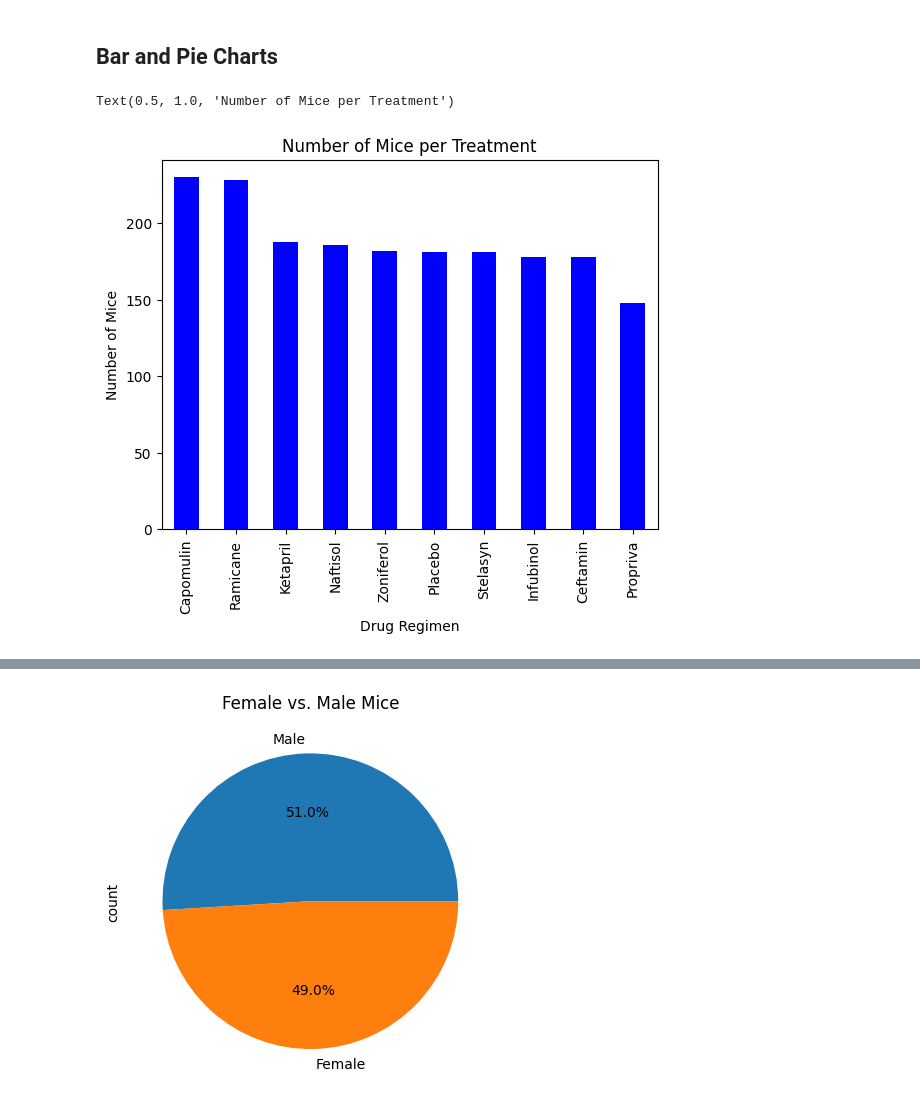
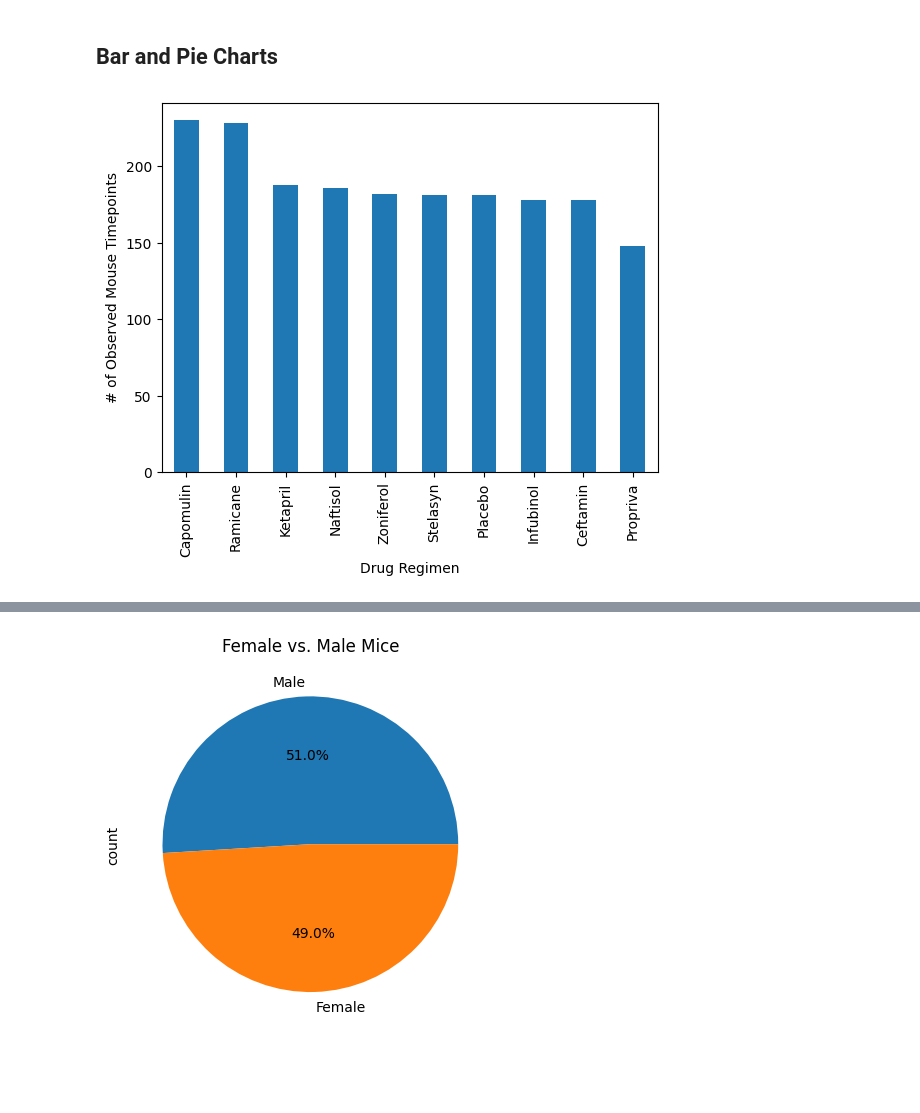
Before and after one commit to JenniferVasquez1/matplotlib-analysis, a Jupyter notebook: Pymaceuticals/pymaceuticals.ipynb, the cells around one changed output, grey strips where cells are left out. Drawn from its saved outputs; the diff is of its cells as text; code cells hidden in the pictures; blank space fills up the shorter version.

```diff
--- a/Pymaceuticals/pymaceuticals.ipynb
+++ b/Pymaceuticals/pymaceuticals.ipynb
@@ -140,11 +142,9 @@ summary_agg
 # %%
 # Generate a bar plot showing the total number of rows (Mouse ID/Timepoints) for each drug regimen using Pandas.
 mice_count = clean_df["Drug Regimen"].value_counts()
-plot_pandas = mice_count.plot.bar(color='b')
+plot_pandas = mice_count.plot.bar(color='tab:blue')
 plt.xlabel("Drug Regimen")
-plt.ylabel("Number of Mice")
-plt.title("Number of Mice per Treatment")
+plt.ylabel("# of Observed Mouse Timepoints");
 # %% [output]
-Text(0.5, 1.0, 'Number of Mice per Treatment')
-[figure, old version]
+[figure, new version]
 # %%
```
Also changed, not shown: parts of 18 cells of this notebook.
